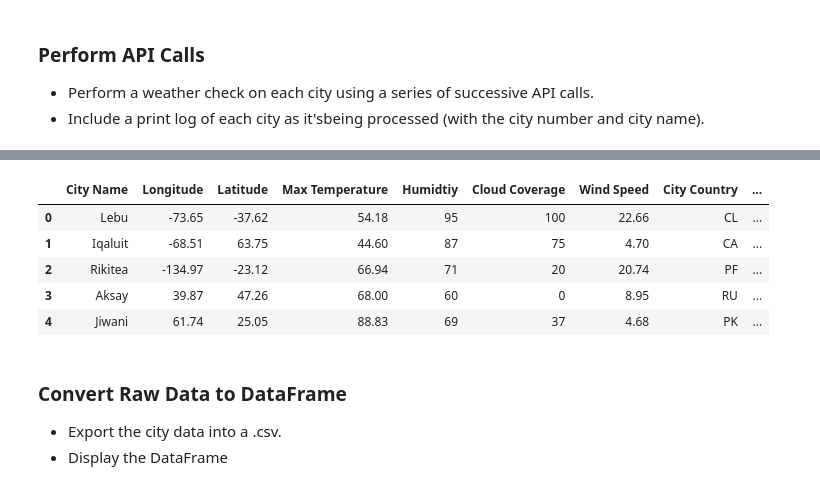
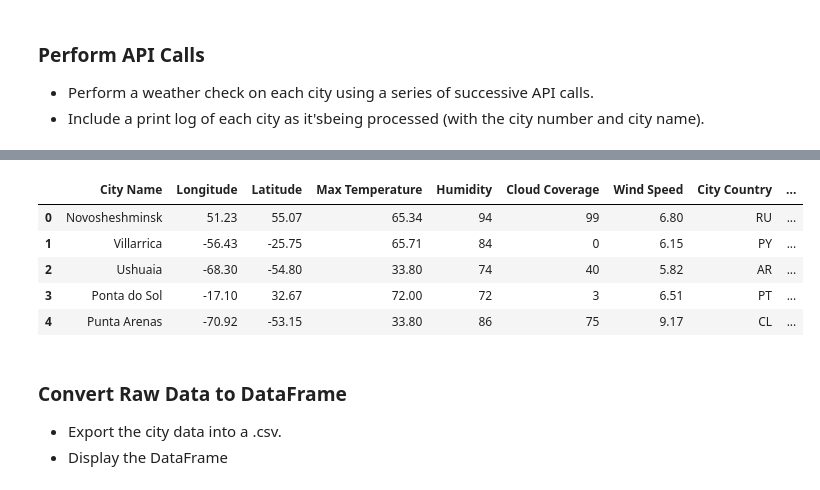
Before and after one commit to bourbonracer/Python-API-Challenge, a Jupyter notebook: starter_code/NewWeatherPy.ipynb, the cells around one changed output, grey strips where cells are left out. Drawn from its saved outputs; the diff is of its cells as text; code cells hidden in the pictures.

```diff
--- a/starter_code/NewWeatherPy.ipynb
+++ b/starter_code/NewWeatherPy.ipynb
@@ -117,21 +124,21 @@ Processing Record 6 of Set 13 | muzhi
 # %%
 city_summary = pd.DataFrame({"City Name": name,
                             "Longitude": lng,
                             "Latitude": lat,
                             "Max Temperature": maxtemp,
-                            "Humidtiy": humid,
+                            "Humidity": humid,
                             "Cloud Coverage": cloud,
                             "Wind Speed": windspd,
                             "City Country": country,
                             "Date Time": datetime})
 city_summary.head()
 # %% [output]
-|  | City Name | Longitude | Latitude | Max Temperature | Humidtiy | Cloud Coverage | Wind Speed | City Country | ... |
-| 0 | Lebu | -73.65 | -37.62 | 54.18 | 95 | 100 | 22.66 | CL | ... |
-| 1 | Iqaluit | -68.51 | 63.75 | 44.60 | 87 | 75 | 4.70 | CA | ... |
-| 2 | Rikitea | -134.97 | -23.12 | 66.94 | 71 | 20 | 20.74 | PF | ... |
-| 3 | Aksay | 39.87 | 47.26 | 68.00 | 60 | 0 | 8.95 | RU | ... |
-| 4 | Jiwani | 61.74 | 25.05 | 88.83 | 69 | 37 | 4.68 | PK | ... |
+|  | City Name | Longitude | Latitude | Max Temperature | Humidity | Cloud Coverage | Wind Speed | City Country | ... |
+| 0 | Novosheshminsk | 51.23 | 55.07 | 65.34 | 94 | 99 | 6.80 | RU | ... |
+| 1 | Villarrica | -56.43 | -25.75 | 65.71 | 84 | 0 | 6.15 | PY | ... |
+| 2 | Ushuaia | -68.30 | -54.80 | 33.80 | 74 | 40 | 5.82 | AR | ... |
+| 3 | Ponta do Sol | -17.10 | 32.67 | 72.00 | 72 | 3 | 6.51 | PT | ... |
+| 4 | Punta Arenas | -70.92 | -53.15 | 33.80 | 86 | 75 | 9.17 | CL | ... |
 # %% [markdown]
 ### Convert Raw Data to DataFrame
 * Export the city data into a .csv.
```
Also changed, not shown: parts of 27 cells of this notebook.
